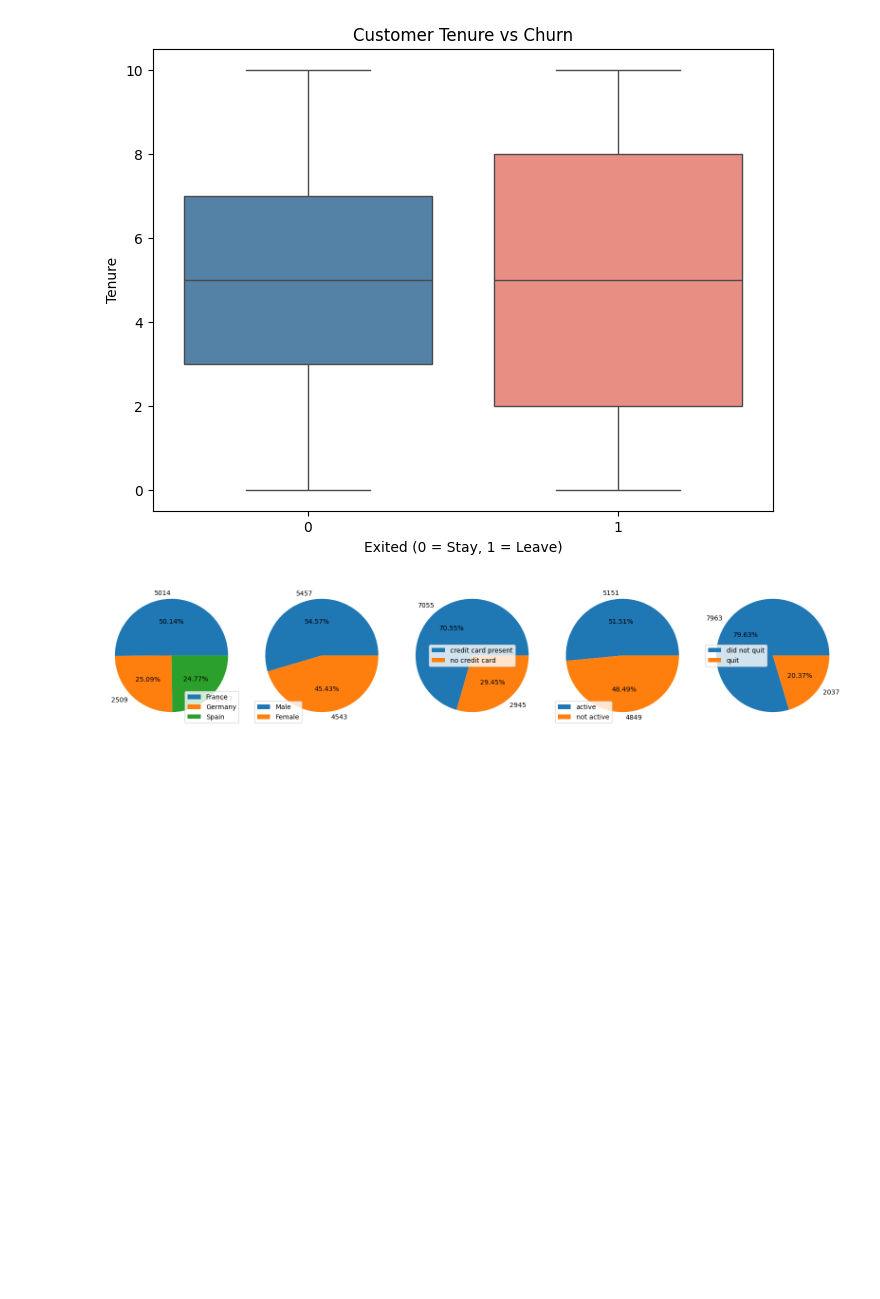
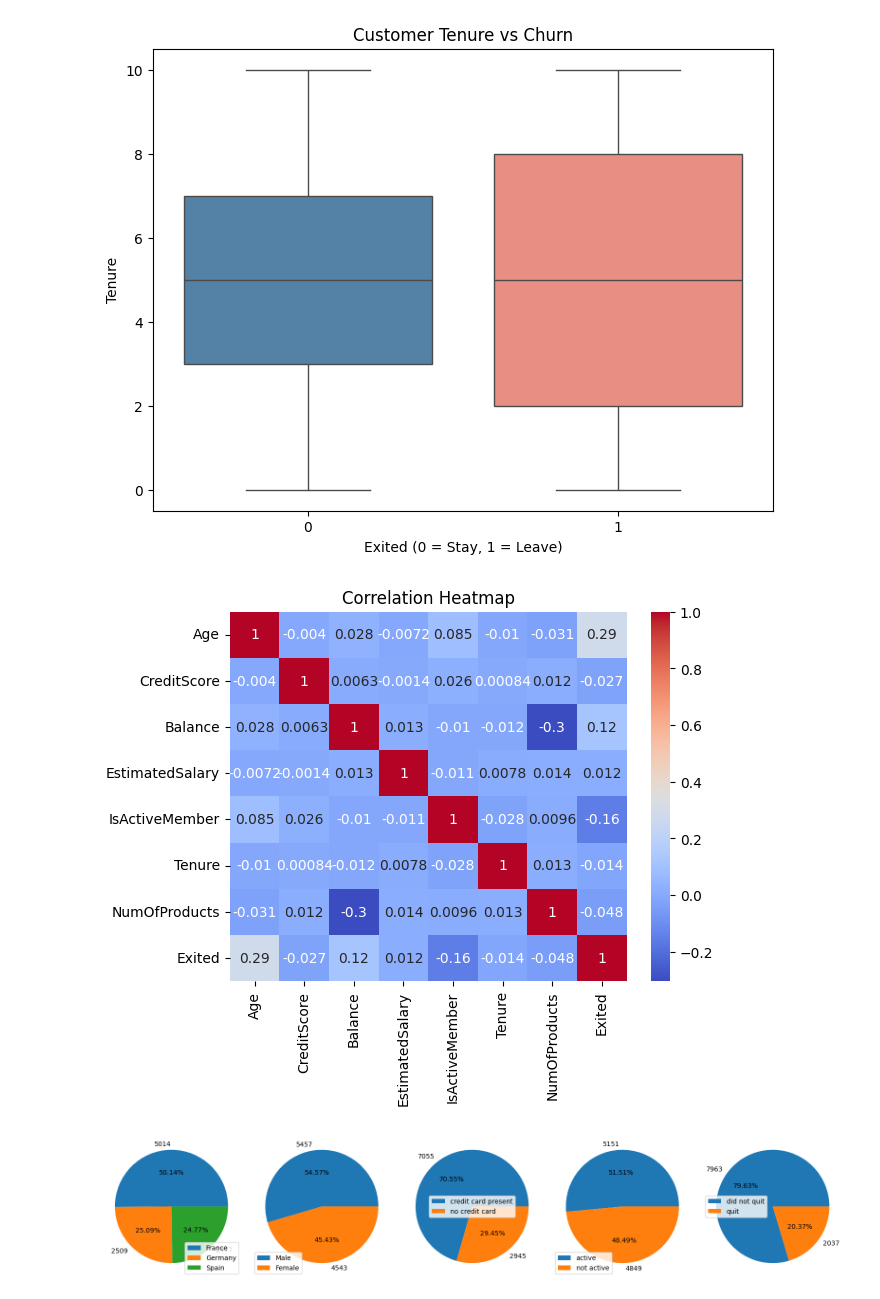
Before and after one commit to timoajayi/capstone-customer-churn-prediction, a Jupyter notebook: Customer_churn_prediction.ipynb, the cells around one changed output. Cells and saved outputs as stored; diff of their text form; code cells hidden in the pictures; blank space fills up the shorter version.

```diff
--- a/Customer_churn_prediction.ipynb
+++ b/Customer_churn_prediction.ipynb
@@ -215,6 +232,15 @@ plt.ylabel('Tenure')
 plt.show()
 # %% [output]
 [figure]
+# %%
+## Correlation heatmap to visualize the relationships between the numerical variables and the target variable (Exited)
+
+correlation_matrix = df[['Age','CreditScore', 'Balance','EstimatedSalary','IsActiveMember','Tenure','NumOfProducts', 'Exited']].corr()
+sns.heatmap(correlation_matrix, annot=True, cmap='coolwarm')
+plt.title('Correlation Heatmap')
+plt.show()
+# %% [output]
+[figure, added]
 # %%
 # Feature Engineering
 # X_features = df.drop(["RowNumber","CustomerId","Surname","Exited"], axis=1) # droping coulmn from the feature
```
Also changed, not shown: parts of 48 cells of this notebook, 12 other files.
